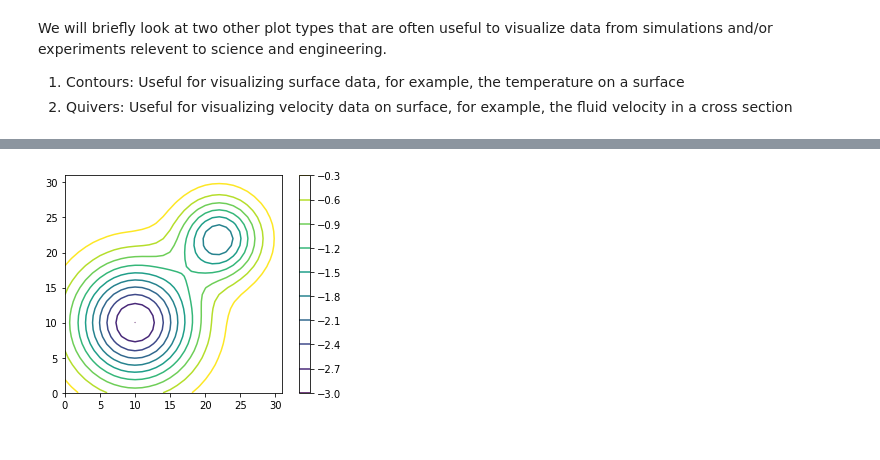
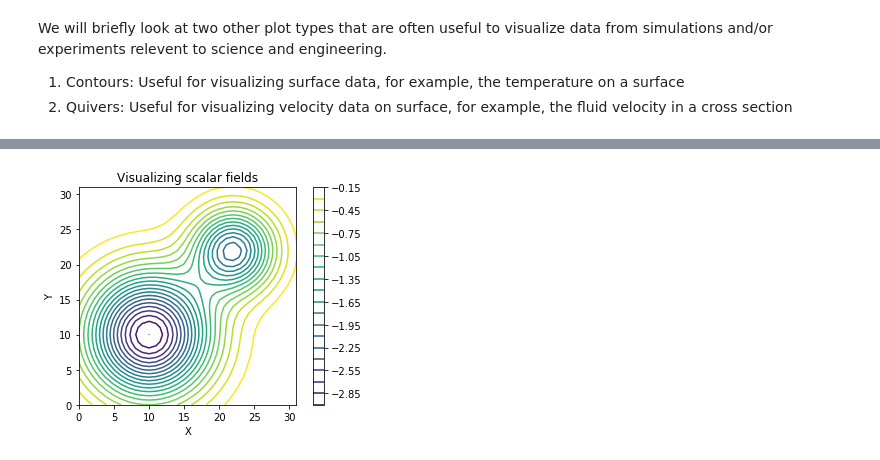
Before and after one commit to nishantsule/Data-Visualization-Workshop, a Jupyter notebook: Data-Viz-FundamentalsReview.ipynb, the cells around one changed output, grey strips where cells are left out. Saved outputs shown, nothing was run; the diff lists cells and outputs as text; code cells hidden in the pictures.

```diff
--- a/Data-Viz-FundamentalsReview.ipynb
+++ b/Data-Viz-FundamentalsReview.ipynb
@@ -491,2 +479,2 @@ fields.txt          100%[===================>]  25.00K  --.-KB/s    in 0.01s
 # %%
-fields_data = np.loadtxt('fields.txt')
+fields = np.loadtxt('fields.txt')
@@ -493,7 +492,10 @@ fields_data = np.loadtxt('fields.txt')
 # %%
-plt.contour(-fields_data, 10)
+plt.contour(-fields, 20)
 plt.axis('image')
 plt.colorbar()
+plt.xlabel('X')
+plt.ylabel('Y')
+plt.title('Visualizing scalar fields')
 plt.show()
 # %% [output]
-[figure, old version]
+[figure, new version]
```
Also changed, not shown: parts of 31 cells of this notebook.
